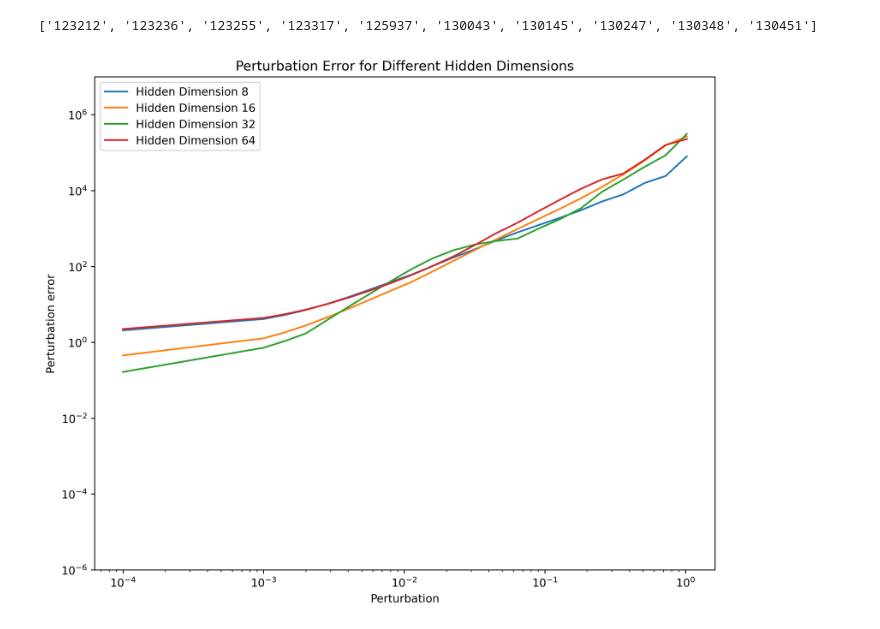
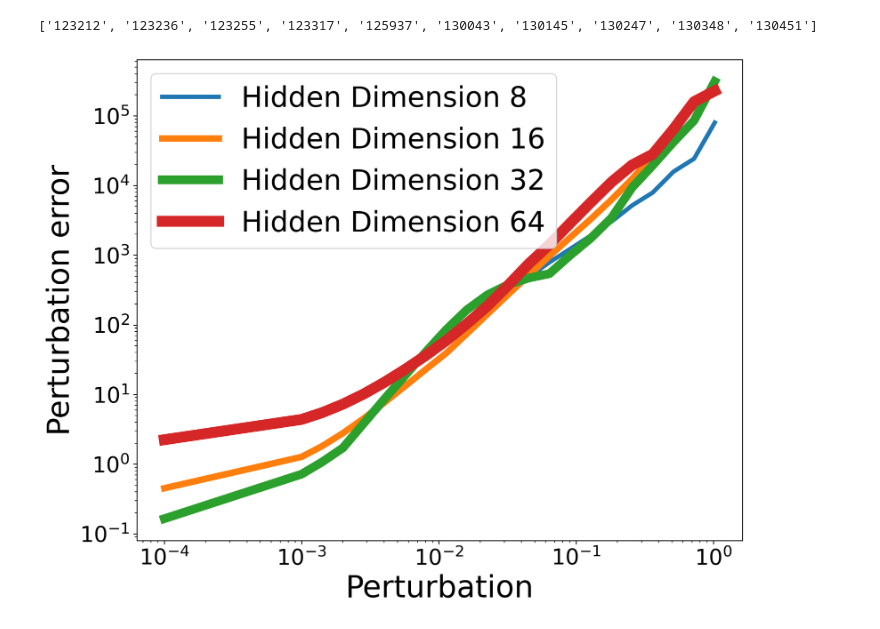
Before and after one commit to radarFudan/Curse-of-memory, a Jupyter notebook: notebooks/perturbation_error_filter.ipynb, the cells around one changed output. Drawn from its saved outputs; the diff is of its cells as text; code cells hidden in the pictures.

```diff
--- a/notebooks/perturbation_error_filter.ipynb
+++ b/notebooks/perturbation_error_filter.ipynb
@@ -49,38 +49,40 @@ timestamps.sort()
 print(timestamps)
 # timestamps = timestamps[:4]
 # timestamps = timestamps[4:8]
 timestamps = timestamps[-4:]
 
 plt.figure(figsize=(10, 8), dpi=256)
 
 for index, (dim, timestamp) in enumerate(zip(hidden_dims, timestamps)):
     # Read the data from the CSV file
     data = pd.read_csv(os.path.join(path, timestamp, "perturbation_error.csv"))
     # print(data)
 
     # Plot the data
     # print(data["perturbation_error"])
     data["perturbation"][0] = 1e-4
-    plt.plot(data["perturbation"], data["perturbation_error"], label=f"Hidden Dimension {dim}")
+    plt.plot(data["perturbation"], data["perturbation_error"], label=f"Hidden Dimension {dim}", linewidth=index/0.5+4)
 
 
 # Add title and labels
-plt.title("Perturbation Error for Different Hidden Dimensions")
-plt.xlabel("Perturbation")
-plt.ylabel("Perturbation error")
+# plt.title("Perturbation Error for Different Hidden Dimensions")
+plt.xlabel("Perturbation", fontsize=28)
+plt.ylabel("Perturbation error", fontsize=28)
+
+plt.xticks(fontsize=20)
+plt.yticks(fontsize=20)
 
 plt.xscale("log")
 plt.yscale("log")
 # plt.ylim([1e-4, 1e7])
-plt.ylim([1e-6, 1e7])
-
+# plt.ylim([1e-6, 1e7])
 # Add legend
-plt.legend()
+plt.legend(fontsize=26)
 
 # Show the plot
 plt.savefig(os.path.join(path, "perturbation_error.pdf"))
 plt.savefig(os.path.join(path, "perturbation_error.png"))
 plt.show()
 # %% [output]
 ['123212', '123236', '123255', '123317', '125937', '130043', '130145', '130247', '130348', '130451']
-[figure, old version]
+[figure, new version]
```
Also changed, not shown: 33 other files.
